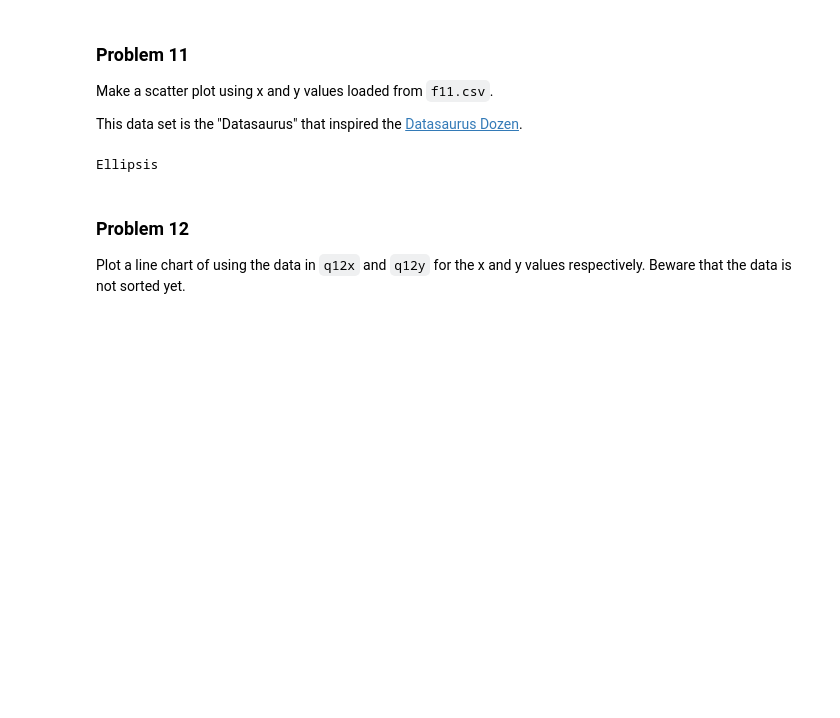
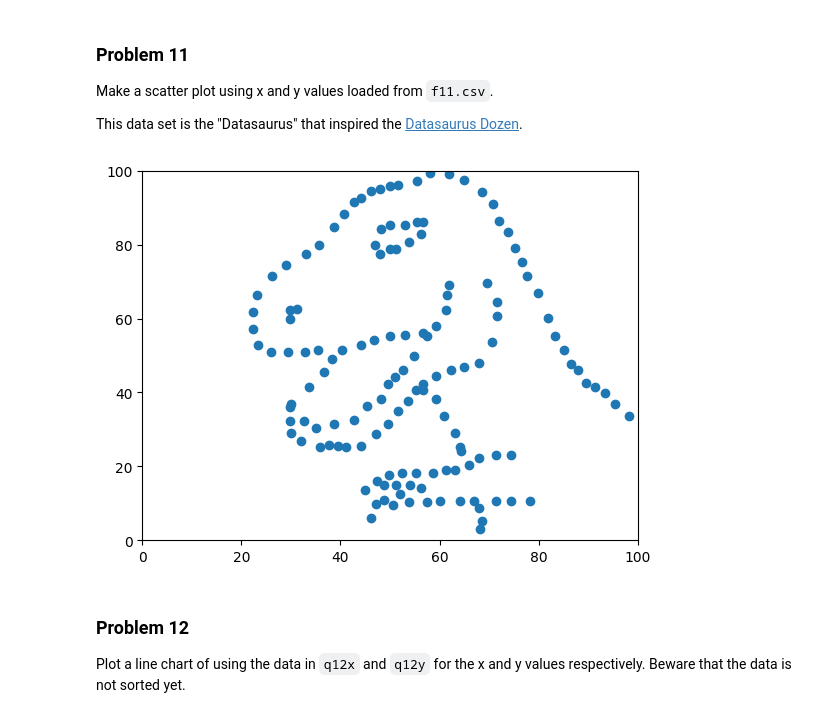
Before and after one commit to aidandig/dx602-homework-05, a Jupyter notebook: homework.ipynb, the cells around one changed output. Cells and saved outputs as stored; diff of their text form; code cells hidden in the pictures; blank space fills up the shorter version.

```diff
--- a/homework.ipynb
+++ b/homework.ipynb
@@ -307,12 +307,26 @@ plt.plot(q10)
 Make a scatter plot using x and y values loaded from `f11.csv`.
 
 This data set is the "Datasaurus" that inspired the [Datasaurus Dozen](https://www.research.autodesk.com/publications/same-stats-different-graphs/).
-# %%
-# YOUR CHANGES HERE
-
-...
-# %% [output]
-Ellipsis
+# %%
+# YOUR CHANGES HERE
+
+import csv
+
+with open("f11.csv") as f:
+    reader = csv.DictReader(f)
+
+    x = []
+    y = []
+    for row in reader:
+        x.append(float(row['x']))
+        y.append(float(row['y']))
+
+
+    plt.scatter(x, y)
+    plt.xlim(0, 100)
+    plt.ylim(0, 100)
+# %% [output]
+[figure, added]
 # %% [markdown]
 ### Problem 12
 
```
